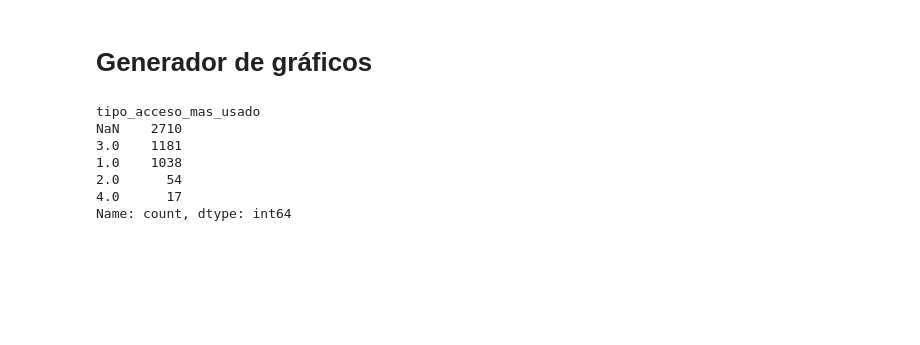
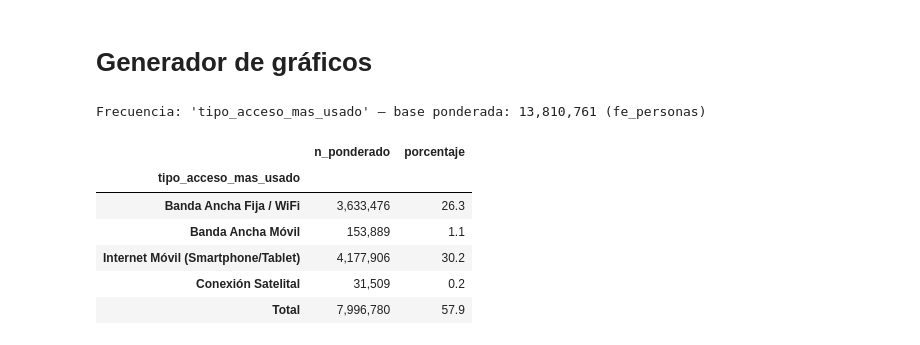
Before and after one commit to tomasleale/eaui_subtel, a Jupyter notebook: eaui2026_v3.ipynb, the cells around one changed output. Drawn from its saved outputs; the diff is of its cells as text; code cells hidden in the pictures; blank space fills up the shorter version.

```diff
--- a/eaui2026_v3.ipynb
+++ b/eaui2026_v3.ipynb
@@ -365,6 +359,9 @@ ORDEN_CATEGORIAS = {
     'uso_smartphone':           ['Sí','No'],
     'internet_mejora_vida':     ['Sí','No'],
     'internet_facilita_trabajo':['Sí','No'],
+    'tipo_acceso_fijo':         ['Fibra óptica','Cable/Módem','ADSL','Inalámbrica','Satelital','WiFi','Antena','Banda ancha','Acceso telefónico','No sabe'],
+    'tipo_acceso_mas_usado':    ['Banda Ancha Fija / WiFi','Banda Ancha Móvil','Internet Móvil (Smartphone/Tablet)','Conexión Satelital'],
+    'tipo_plan':                ['Banda ancha desnuda','BA + TV Cable','BA + Telefonía fija','Triple pack (BA+TV+Tel)','Otros planes'],
     'ultimo_uso_internet':      ['Hoy','Entre 2 y 3 días','Entre 3 y 7 días',
                                   'Entre 1 y 4 semanas','Más de 4 semanas','Más de 12 meses','Nunca'],
     'frecuencia_internet':      ['Todos los días','Varias veces por semana',
@@ -897,13 +890,14 @@ def generar_grafico(variable, cruce=None, factor=None, titulo=None, figsize=(11,
 # # Personalizar título y paleta
 # generar_grafico('educ_grupo', cruce='gse', factor='fe_personas',
 #                 titulo='Educación por GSE (ponderado)', palette='viridis')
-# %%
-df['tipo_acceso_mas_usado'].value_counts(dropna=False)
-# %% [output]
-tipo_acceso_mas_usado
-NaN    2710
-3.0    1181
-1.0    1038
-2.0      54
-4.0      17
-Name: count, dtype: int64
+# %%
+dstats(df, 'tipo_acceso_mas_usado', tipo='frecuencia', factor='fe_personas')
+# %% [output]
+Frecuencia: 'tipo_acceso_mas_usado' — base ponderada: 13,810,761 (fe_personas)
+|  | n_ponderado | porcentaje |
+| tipo_acceso_mas_usado |  |  |
+| Banda Ancha Fija / WiFi | 3,633,476 | 26.3 |
+| Banda Ancha Móvil | 153,889 | 1.1 |
+| Internet Móvil (Smartphone/Tablet) | 4,177,906 | 30.2 |
+| Conexión Satelital | 31,509 | 0.2 |
+| Total | 7,996,780 | 57.9 |
```
Also changed, not shown: parts of 3 cells of this notebook.
